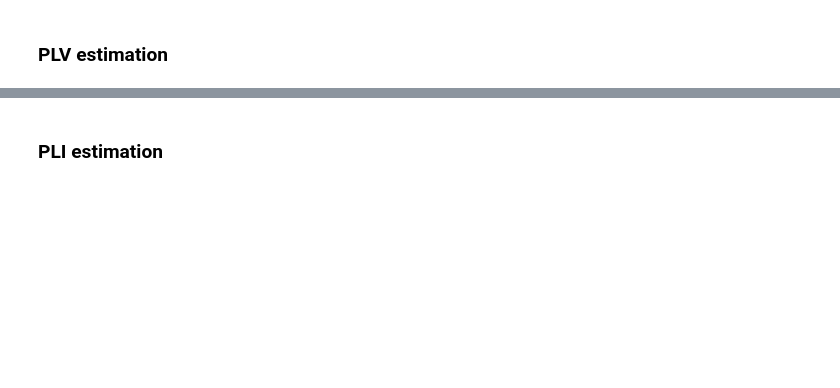
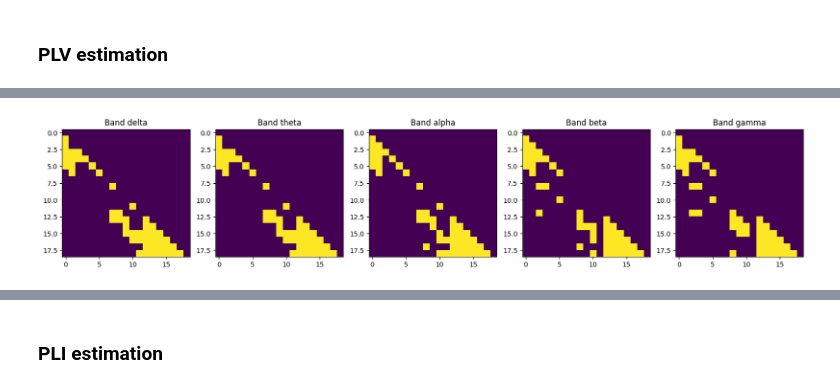
Before and after one commit to h1de0us/mer-eeg-analysis, a Jupyter notebook: connectivity/connectivity-deap.ipynb, the cells around one changed output, grey strips where cells are left out. Saved outputs shown, nothing was run; the diff lists cells and outputs as text; code cells hidden in the pictures; blank space fills up the shorter version.

```diff
--- a/connectivity/connectivity-deap.ipynb
+++ b/connectivity/connectivity-deap.ipynb
@@ -135,6 +184,8 @@ eeg_graph.create_graph(con_data)
 # %% [markdown]
 ### PLV estimation
 # %%
-con = eeg_graph.compute_connectivity(method='plv', fmin=12, fmax=100)
-con
+eeg_graph = EEGConnectivityGraph(TEST_PATH)
+
+con_plv = eeg_graph.compute_connectivity(method='plv', fmin=bands_min, fmax=bands_max)
+con_plv
 # %% [output]
@@ -154,0 +205,4 @@ eeg_graph.create_graph(con_data)
+# %%
+plot_connectivity_maps(con_plv.get_data(output="dense"), n_connections=50)
+# %% [output]
+[figure, added]
```
Also changed, not shown: parts of 23 cells of this notebook, 4 other files.
